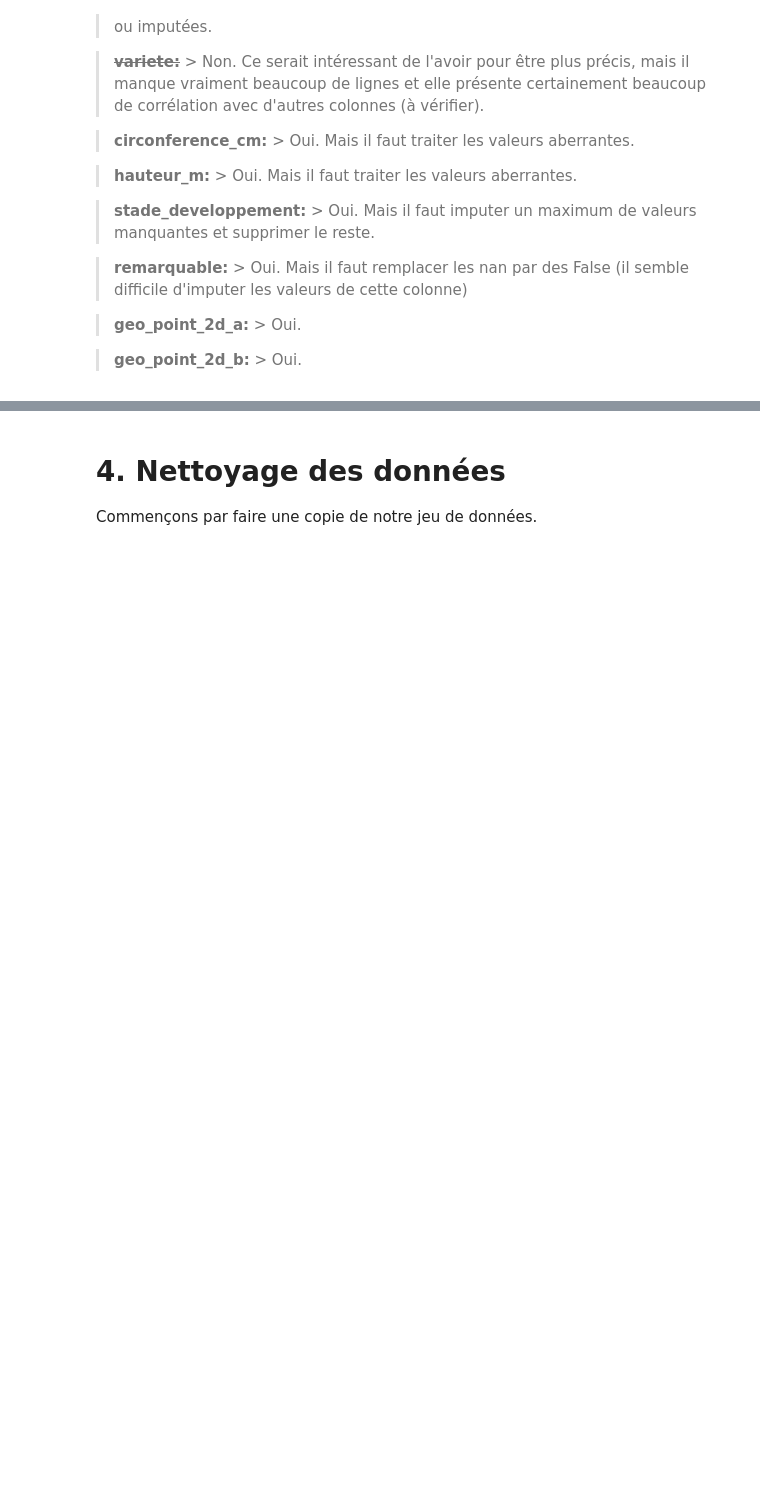
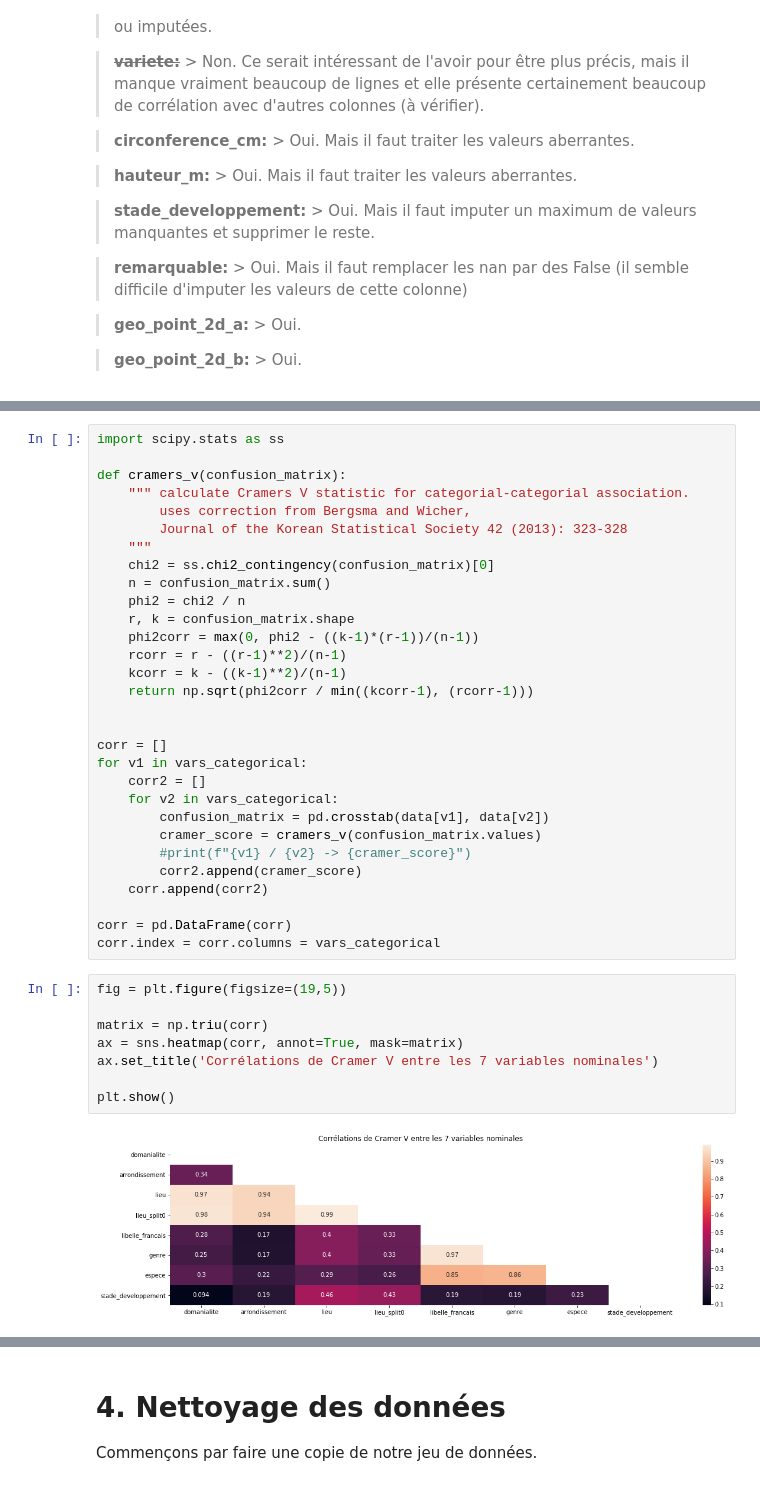
Before and after one commit to Valkea/OC_AI_02, a Jupyter notebook: EDA.ipynb, the cells around one changed output, grey strips where cells are left out. Drawn from its saved outputs; the diff is of its cells as text; blank space fills up the shorter version.

```diff
--- a/EDA.ipynb
+++ b/EDA.ipynb
@@ -1258,0 +1411,40 @@ vars_drop = ['id', 'type_emplacement', 'complement_addresse', 'id_emplacement',
+# %%
+import scipy.stats as ss
+
+def cramers_v(confusion_matrix):
+    """ calculate Cramers V statistic for categorial-categorial association.
+        uses correction from Bergsma and Wicher,
+        Journal of the Korean Statistical Society 42 (2013): 323-328
+    """
+    chi2 = ss.chi2_contingency(confusion_matrix)[0]
+    n = confusion_matrix.sum()
+    phi2 = chi2 / n
+    r, k = confusion_matrix.shape
+    phi2corr = max(0, phi2 - ((k-1)*(r-1))/(n-1))
+    rcorr = r - ((r-1)**2)/(n-1)
+    kcorr = k - ((k-1)**2)/(n-1)
+    return np.sqrt(phi2corr / min((kcorr-1), (rcorr-1)))
+
+
+corr = []
+for v1 in vars_categorical:
+    corr2 = []
+    for v2 in vars_categorical:
+        confusion_matrix = pd.crosstab(data[v1], data[v2])
+        cramer_score = cramers_v(confusion_matrix.values)
+        #print(f"{v1} / {v2} -> {cramer_score}")
+        corr2.append(cramer_score)
+    corr.append(corr2)
+
+corr = pd.DataFrame(corr)
+corr.index = corr.columns = vars_categorical
+# %%
+fig = plt.figure(figsize=(19,5))
+
+matrix = np.triu(corr)
+ax = sns.heatmap(corr, annot=True, mask=matrix)
+ax.set_title('Corrélations de Cramer V entre les 7 variables nominales')
+
+plt.show()
+# %% [output]
+[figure, added]
```
Also changed, not shown: parts of 151 cells of this notebook.
